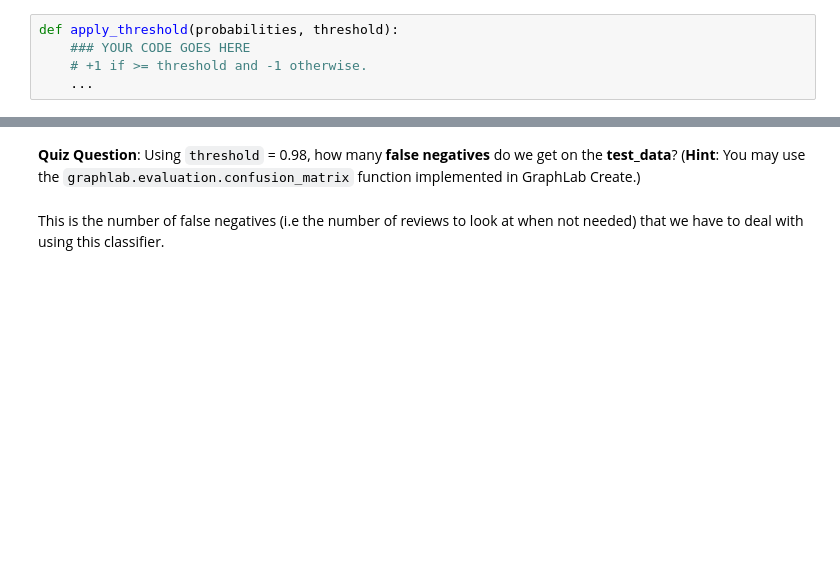
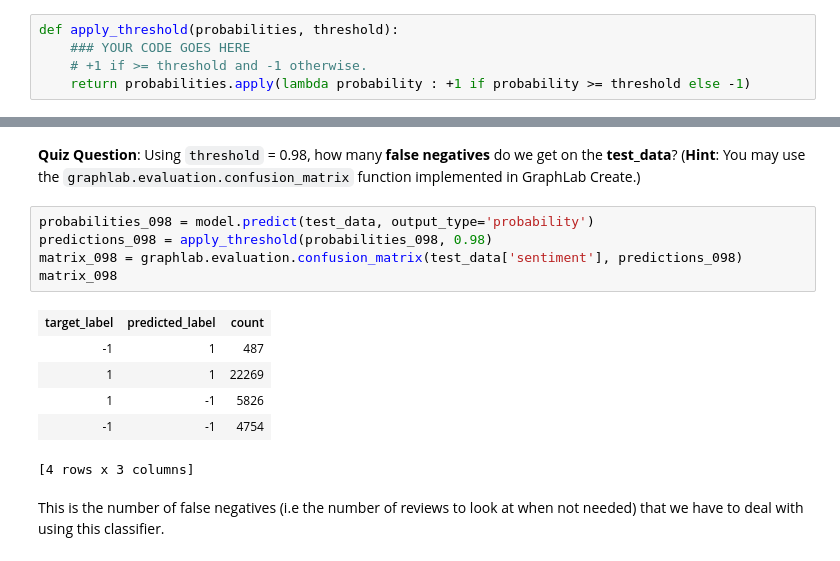
Before and after one commit to pvcastro/machine-learning-specialization, a Jupyter notebook: course-3/module-9-precision-recall-assignment-respostas.ipynb, the cells around one changed output, grey strips where cells are left out. Drawn from its saved outputs; the diff is of its cells as text; blank space fills up the shorter version.

```diff
--- a/course-3/module-9-precision-recall-assignment-respostas.ipynb
+++ b/course-3/module-9-precision-recall-assignment-respostas.ipynb
@@ -188,7 +252,7 @@ The function should return an SArray, where each element is set to +1 or -1 depe
 def apply_threshold(probabilities, threshold):
     ### YOUR CODE GOES HERE
     # +1 if >= threshold and -1 otherwise.
-    ...
+    return probabilities.apply(lambda probability : +1 if probability >= threshold else -1)
 # %% [markdown]
 Run prediction with `output_type='probability'` to get the list of probability values. Then use thresholds set at 0.5 (default) and 0.9 to make predictions from these probability values.
 # %%
@@ -271,5 +374,17 @@ plot_pr_curve(precision_all, recall_all, 'Precision recall curve (all)')
 # %% [markdown]
 **Quiz Question**: Using `threshold` = 0.98, how many **false negatives** do we get on the **test_data**? (**Hint**: You may use the `graphlab.evaluation.confusion_matrix` function implemented in GraphLab Create.)
+# %%
+probabilities_098 = model.predict(test_data, output_type='probability')
+predictions_098 = apply_threshold(probabilities_098, 0.98)
+matrix_098 = graphlab.evaluation.confusion_matrix(test_data['sentiment'], predictions_098)
+matrix_098
+# %% [output]
+| target_label | predicted_label | count |
+| -1 | 1 | 487 |
+| 1 | 1 | 22269 |
+| 1 | -1 | 5826 |
+| -1 | -1 | 4754 |
+[4 rows x 3 columns]
 # %% [markdown]
 This is the number of false negatives (i.e the number of reviews to look at when not needed) that we have to deal with using this classifier.
 # %% [markdown]
```
Also changed, not shown: parts of 22 cells of this notebook, 2 other files.
